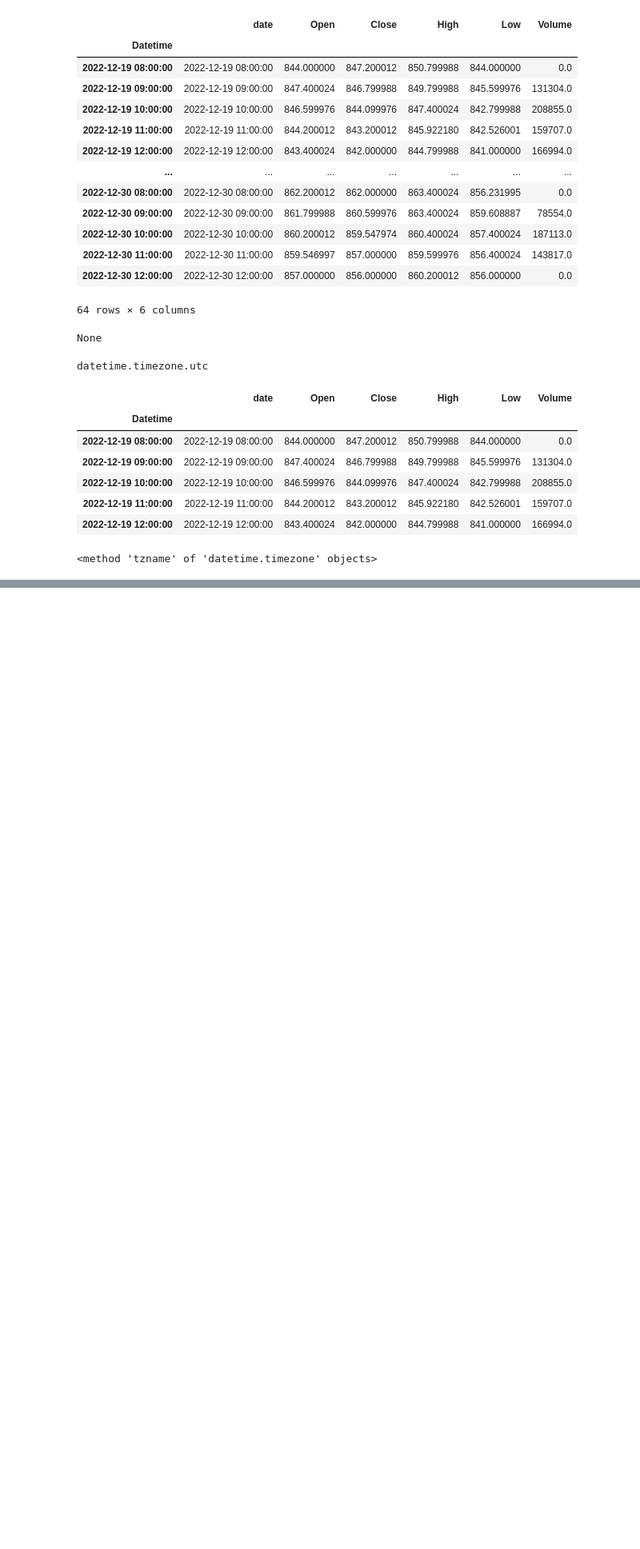
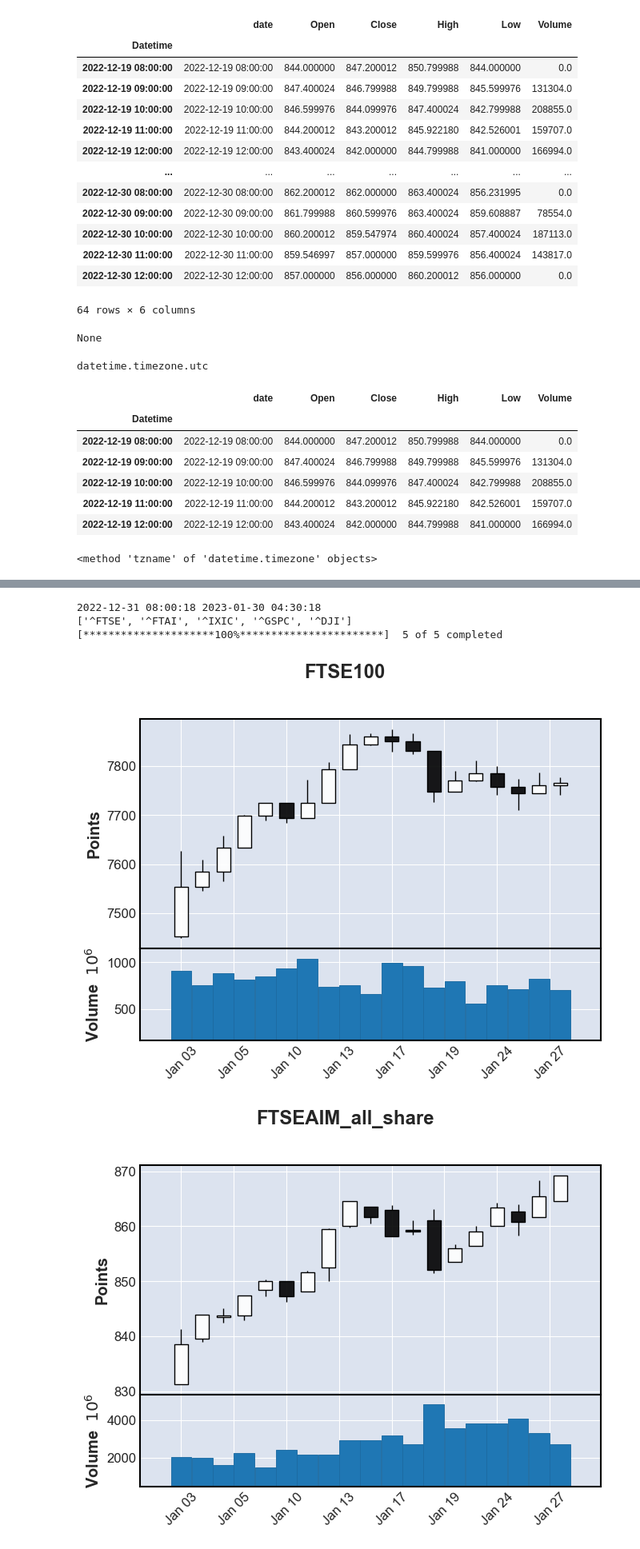
Before and after one commit to davidebr/tradingdb, a Jupyter notebook: notebooks/00_create_and_populate_db.ipynb, the cells around one changed output, grey strips where cells are left out. Shown at 80% size. Cells and saved outputs as stored; diff of their text form; code cells hidden in the pictures; blank space fills up the shorter version.

Commit message:
indexes

```diff
--- a/notebooks/00_create_and_populate_db.ipynb
+++ b/notebooks/00_create_and_populate_db.ipynb
@@ -401,0 +409,38 @@ from datetime import timezone
+# %%
+
+
+from tradingdb.settings import *
+
+deltadays=30
+time_end=datetime.today().replace(hour=4, minute=30, microsecond=0)
+# covid crisis: start new era from ftse slump (23 march)
+time_start = time_end - timedelta(days=deltadays)
+time_start=time_start.replace(hour=8, minute=0, microsecond=0)
+print(time_start,time_end)
+symbols=[ v['yf'] for k,v in INDEXES.items() ]
+print(symbols)
+symbols=['^FTSE','^FTAI','^IXIC','^GSPC','^DJI']
+dfd=download_data_from_yfsymbols(symbols,time_start,time_end,interval='1d')
+# %% [output]
+2022-12-31 08:00:18 2023-01-30 04:30:18
+['^FTSE', '^FTAI', '^IXIC', '^GSPC', '^DJI']
+[*********************100%***********************]  5 of 5 completed
+# %%
+
+import copy
+
+for k,v in INDEXES.items():
+    df=copy.deepcopy(dfd[v['yf']])
+    df['Datetime'] = pd.to_datetime(df.index)
+    df = df.set_index('Datetime')
+
+    fplt.plot(
+                df,
+                type='candle',
+                title=k,
+                ylabel='Points',
+                volume=True
+            )
+# %% [output]
+[figure, added]
+[figure, added]
```
Also changed, not shown: parts of 2 cells of this notebook, 3 other files.
